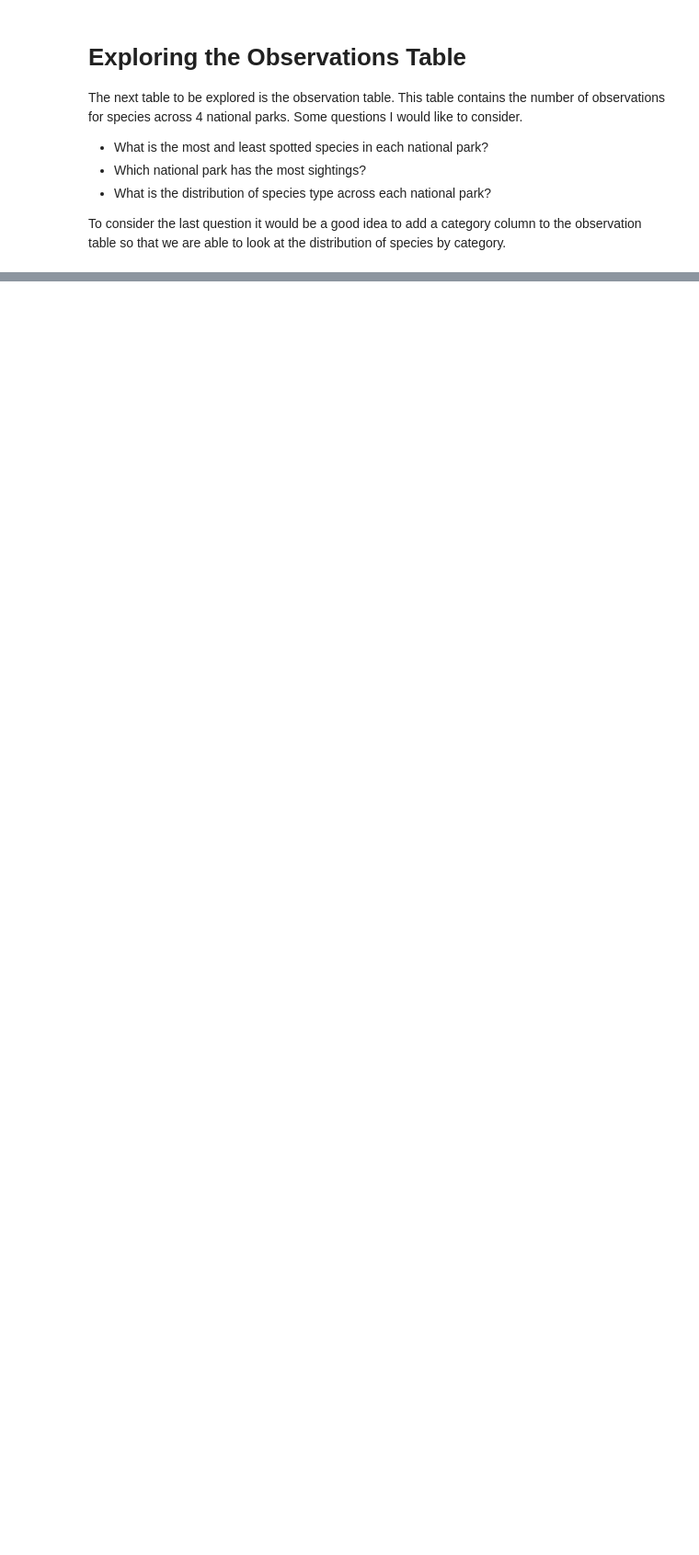
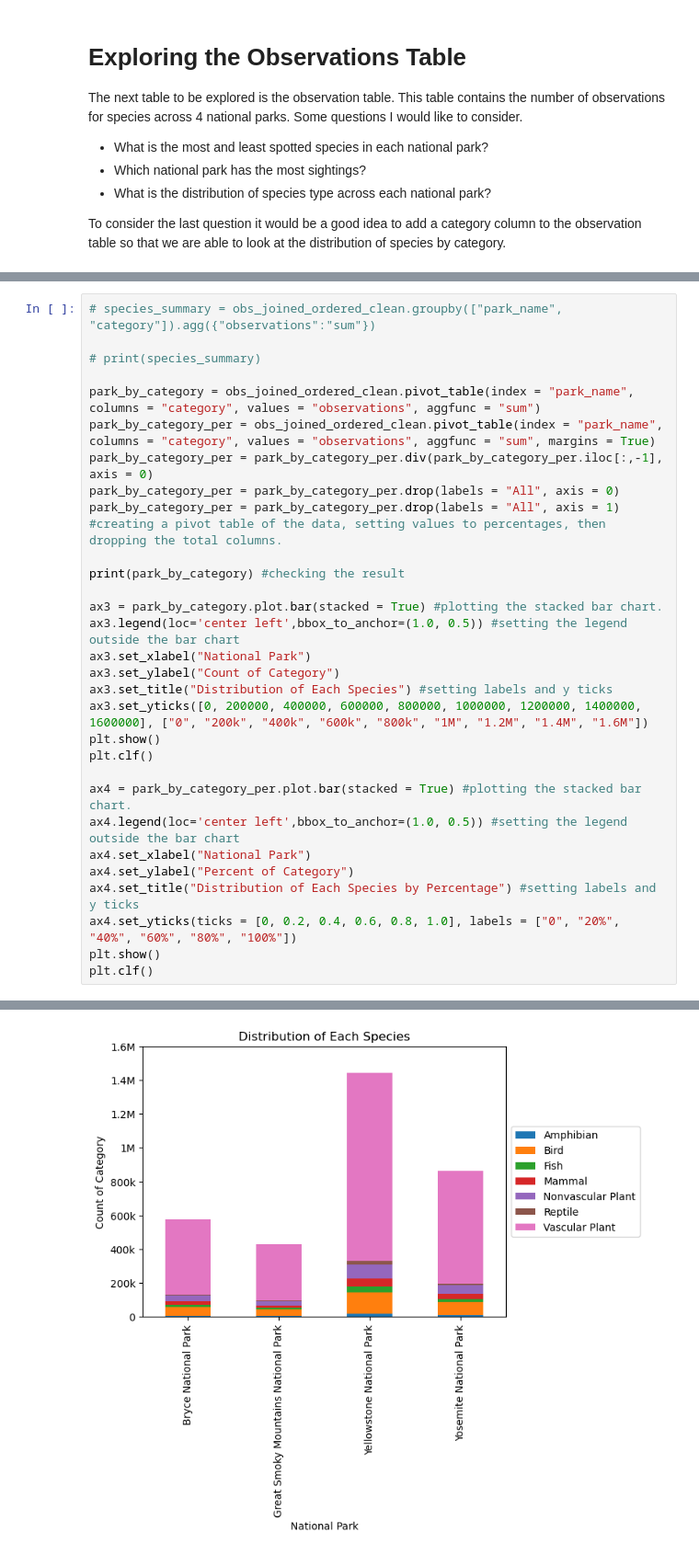
Before and after one commit to Kyuuseishu14/Codecademy_biodiversity, a Jupyter notebook: biodiversity.ipynb, the cells around one changed output, grey strips where cells are left out. Shown at 92% size. Drawn from its saved outputs; the diff is of its cells as text; blank space fills up the shorter version.

```diff
--- a/biodiversity.ipynb
+++ b/biodiversity.ipynb
@@ -216,0 +274,31 @@ dtypes: int64(1), object(5)
+# %%
+# species_summary = obs_joined_ordered_clean.groupby(["park_name", "category"]).agg({"observations":"sum"})
+
+# print(species_summary)
+
+park_by_category = obs_joined_ordered_clean.pivot_table(index = "park_name", columns = "category", values = "observations", aggfunc = "sum")
+park_by_category_per = obs_joined_ordered_clean.pivot_table(index = "park_name", columns = "category", values = "observations", aggfunc = "sum", margins = True)
+park_by_category_per = park_by_category_per.div(park_by_category_per.iloc[:,-1], axis = 0)
+park_by_category_per = park_by_category_per.drop(labels = "All", axis = 0)
+park_by_category_per = park_by_category_per.drop(labels = "All", axis = 1) #creating a pivot table of the data, setting values to percentages, then dropping the total columns.
+
+print(park_by_category) #checking the result
+
+ax3 = park_by_category.plot.bar(stacked = True) #plotting the stacked bar chart.
+ax3.legend(loc='center left',bbox_to_anchor=(1.0, 0.5)) #setting the legend outside the bar chart
+ax3.set_xlabel("National Park")
+ax3.set_ylabel("Count of Category")
+ax3.set_title("Distribution of Each Species") #setting labels and y ticks
+ax3.set_yticks([0, 200000, 400000, 600000, 800000, 1000000, 1200000, 1400000, 1600000], ["0", "200k", "400k", "600k", "800k", "1M", "1.2M", "1.4M", "1.6M"])
+plt.show()
+plt.clf()
+
+ax4 = park_by_category_per.plot.bar(stacked = True) #plotting the stacked bar chart.
+ax4.legend(loc='center left',bbox_to_anchor=(1.0, 0.5)) #setting the legend outside the bar chart
+ax4.set_xlabel("National Park")
+ax4.set_ylabel("Percent of Category")
+ax4.set_title("Distribution of Each Species by Percentage") #setting labels and y ticks
+ax4.set_yticks(ticks = [0, 0.2, 0.4, 0.6, 0.8, 1.0], labels = ["0", "20%", "40%", "60%", "80%", "100%"])
+plt.show()
+plt.clf()
+# %% [output]
@@ -216,0 +325 @@ dtypes: int64(1), object(5)
+[figure, added]
```
Also changed, not shown: parts of 13 cells of this notebook.
